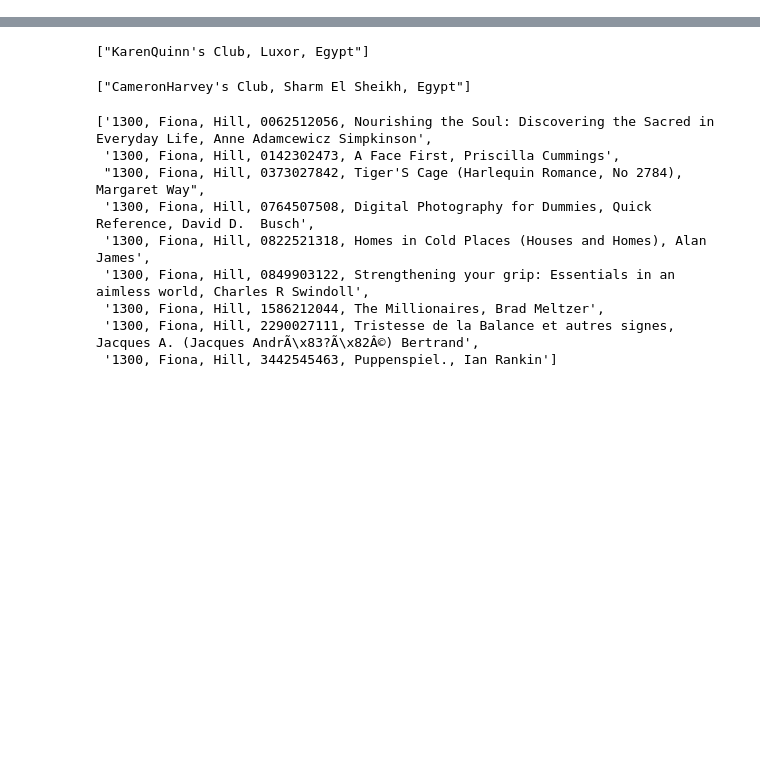
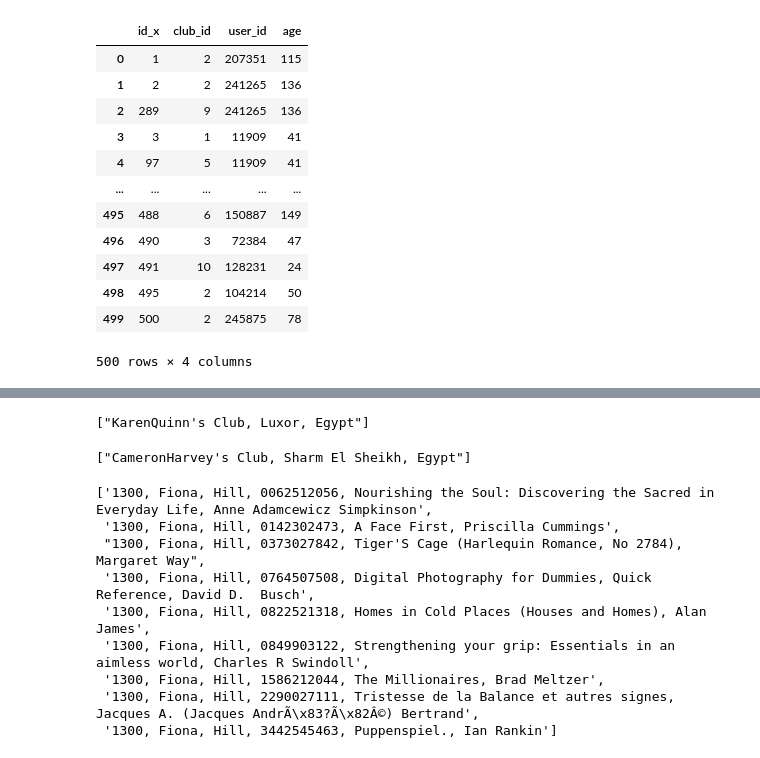
Before and after one commit to laurenceandrews/auguread, a Jupyter notebook: clubs/club-to-user-recommender/club-to-user-recommender.ipynb, the cells around one changed output, grey strips where cells are left out. Drawn from its saved outputs; the diff is of its cells as text; code cells hidden in the pictures; blank space fills up the shorter version.

```diff
--- a/clubs/club-to-user-recommender/club-to-user-recommender.ipynb
+++ b/clubs/club-to-user-recommender/club-to-user-recommender.ipynb
@@ -11,4 +11,19 @@ user_book_df = pd.read_csv('./clubs_user_books.csv', encoding = 'Latin1', sep =
 # %%
 club_user_age = club_user_df.merge(user_df, left_on = 'user_id', right_on = 'id')
 club_user_age = club_user_age[['id_x', 'club_id', 'user_id', 'age']]
+club_user_age
+# %% [output]
+|  | id_x | club_id | user_id | age |
+| 0 | 1 | 2 | 207351 | 115 |
+| 1 | 2 | 2 | 241265 | 136 |
+| 2 | 289 | 9 | 241265 | 136 |
+| 3 | 3 | 1 | 11909 | 41 |
+| 4 | 97 | 5 | 11909 | 41 |
+| ... | ... | ... | ... | ... |
+| 495 | 488 | 6 | 150887 | 149 |
+| 496 | 490 | 3 | 72384 | 47 |
+| 497 | 491 | 10 | 128231 | 24 |
+| 498 | 495 | 2 | 104214 | 50 |
+| 499 | 500 | 2 | 245875 | 78 |
+500 rows × 4 columns
 # %%
```
Also changed, not shown: parts of 3 cells of this notebook.
